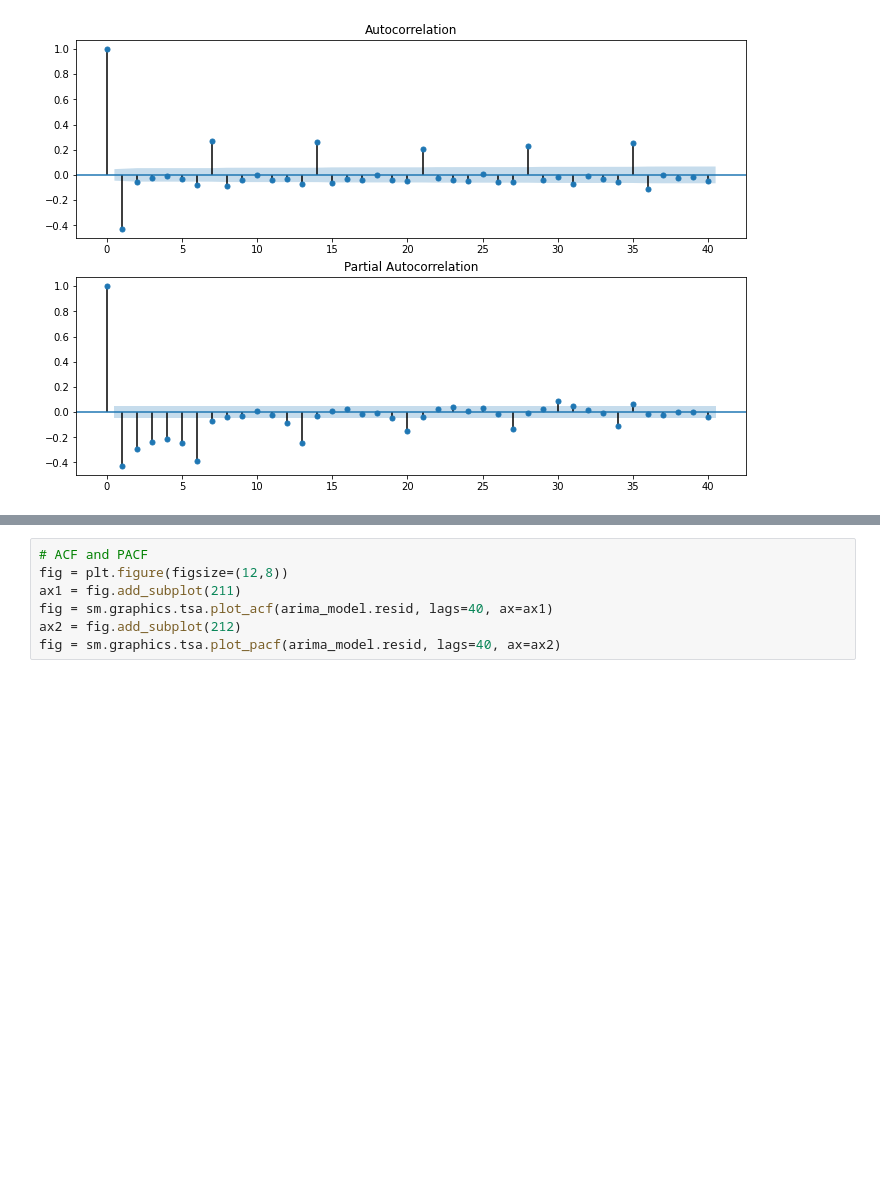
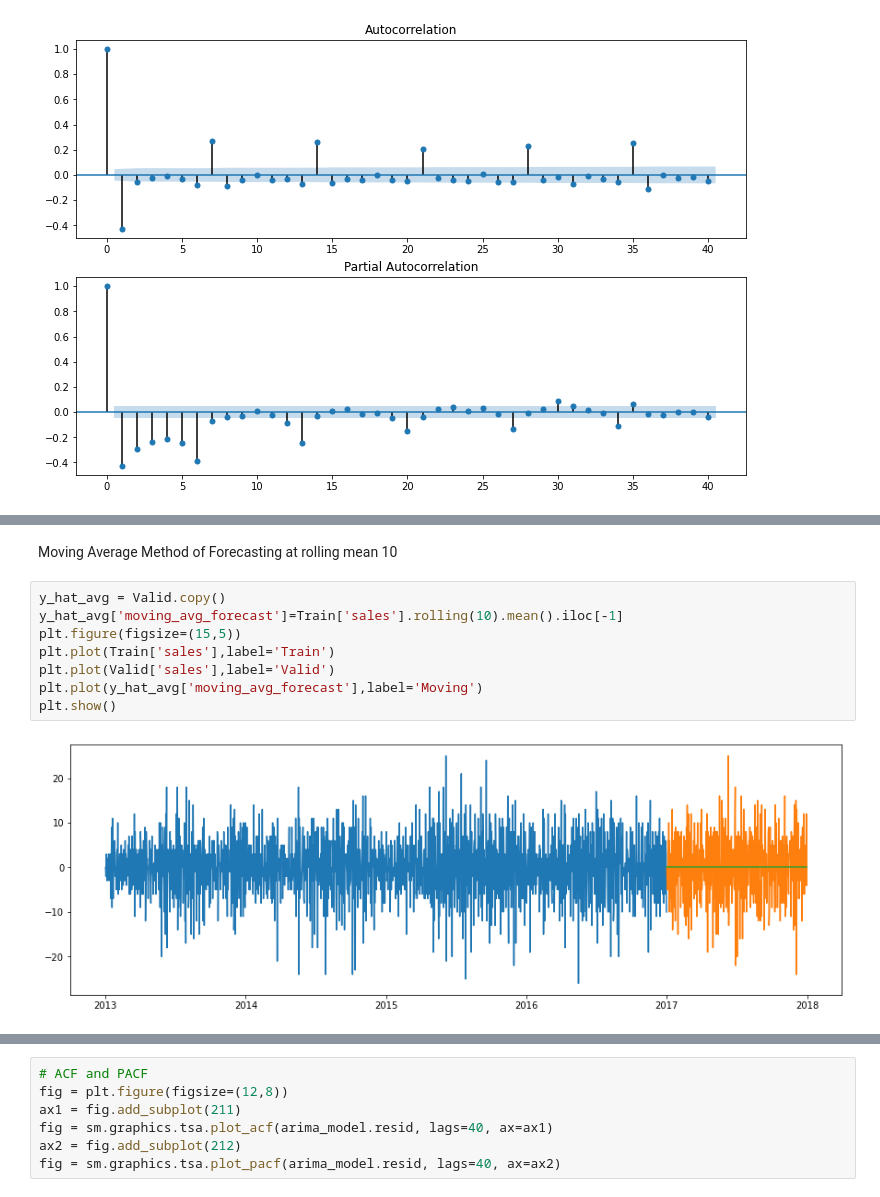
Before and after one commit to aravindh698/TCSION-INTERNSHIP, a Jupyter notebook: tcsion1.ipynb, the cells around one changed output, grey strips where cells are left out. Cells and saved outputs as stored; diff of their text form; blank space fills up the shorter version.

```diff
--- a/tcsion1.ipynb
+++ b/tcsion1.ipynb
@@ -419,0 +539,12 @@ fig = sm.graphics.tsa.plot_pacf(first_diff, lags=40, ax=ax2)
+# %% [markdown]
+Moving Average Method of Forecasting at rolling mean 10
+# %%
+y_hat_avg = Valid.copy()
+y_hat_avg['moving_avg_forecast']=Train['sales'].rolling(10).mean().iloc[-1]
+plt.figure(figsize=(15,5))
+plt.plot(Train['sales'],label='Train')
+plt.plot(Valid['sales'],label='Valid')
+plt.plot(y_hat_avg['moving_avg_forecast'],label='Moving')
+plt.show()
+# %% [output]
+[figure, added]
```
Also changed, not shown: parts of 56 cells of this notebook.
